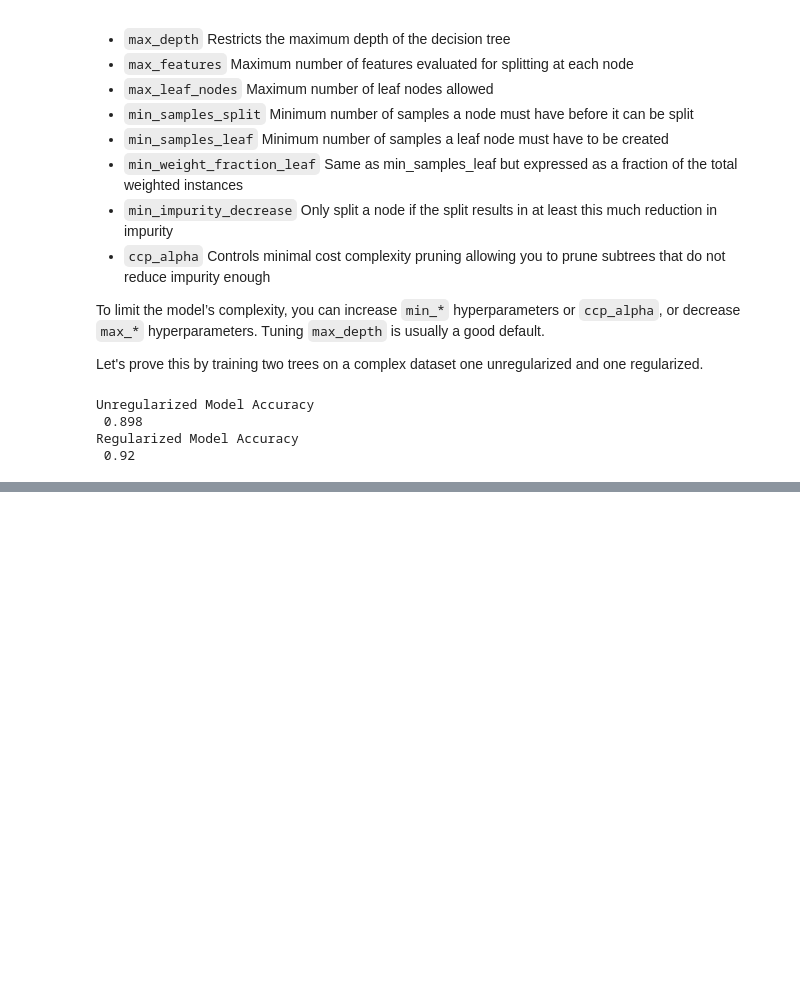
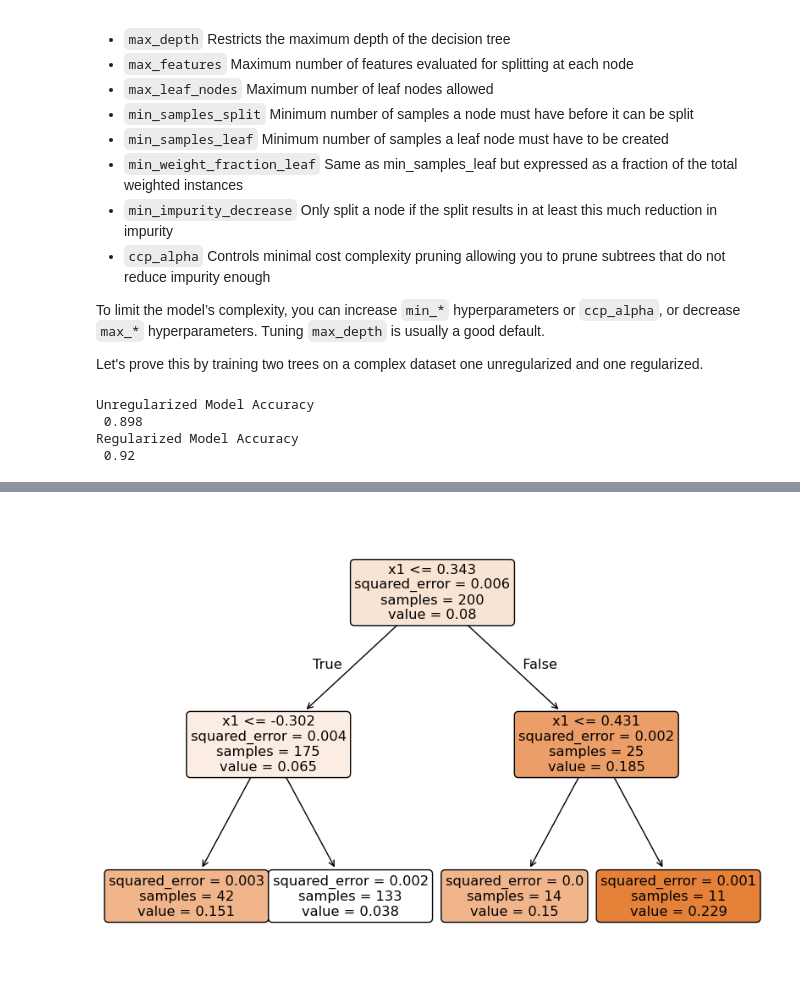
Before and after one commit to jayjay0317/Hands-On-ML-Study, a Jupyter notebook: Chapter_05/05_decision_trees.ipynb, the cells around one changed output, grey strips where cells are left out. Cells and saved outputs as stored; diff of their text form; code cells hidden in the pictures; blank space fills up the shorter version.

Commit message:
Update notebook05
Add decision tree regression

```diff
--- a/Chapter_05/05_decision_trees.ipynb
+++ b/Chapter_05/05_decision_trees.ipynb
@@ -127,0 +140,22 @@ Regularized Model Accuracy
+# %%
+import numpy as np
+from sklearn.tree import DecisionTreeRegressor
+
+# Generate a noisy quadratic dataset
+rng = np.random.default_rng(seed=42)
+X_quad = rng.random((200, 1)) - 0.5 # a single random input feature
+y_quad = X_quad ** 2 + 0.025 * rng.standard_normal((200, 1))
+
+# Train a Regression Tree with restricted depth to prevent overfitting
+tree_reg = DecisionTreeRegressor(max_depth=2, random_state=42)
+tree_reg.fit(X_quad, y_quad)
+
+# Visualize the trained decision tree
+plt.figure(figsize=(10, 7))
+plot_tree(tree_reg,
+          feature_names=['x1'],
+          filled=True,
+          rounded=True)
+plt.show()
+# %% [output]
+[figure, added]
```
Also changed, not shown: parts of 1 cell of this notebook.
